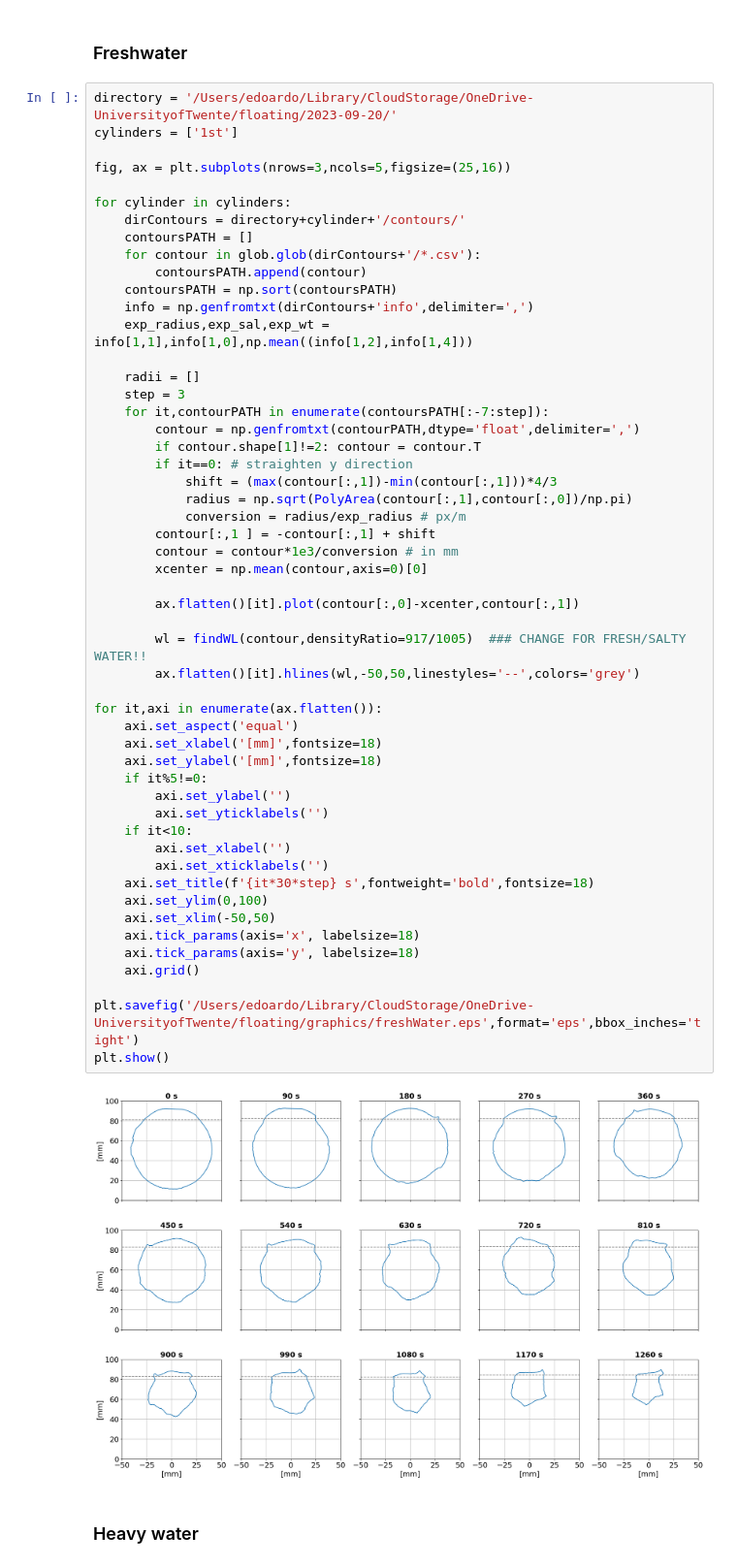
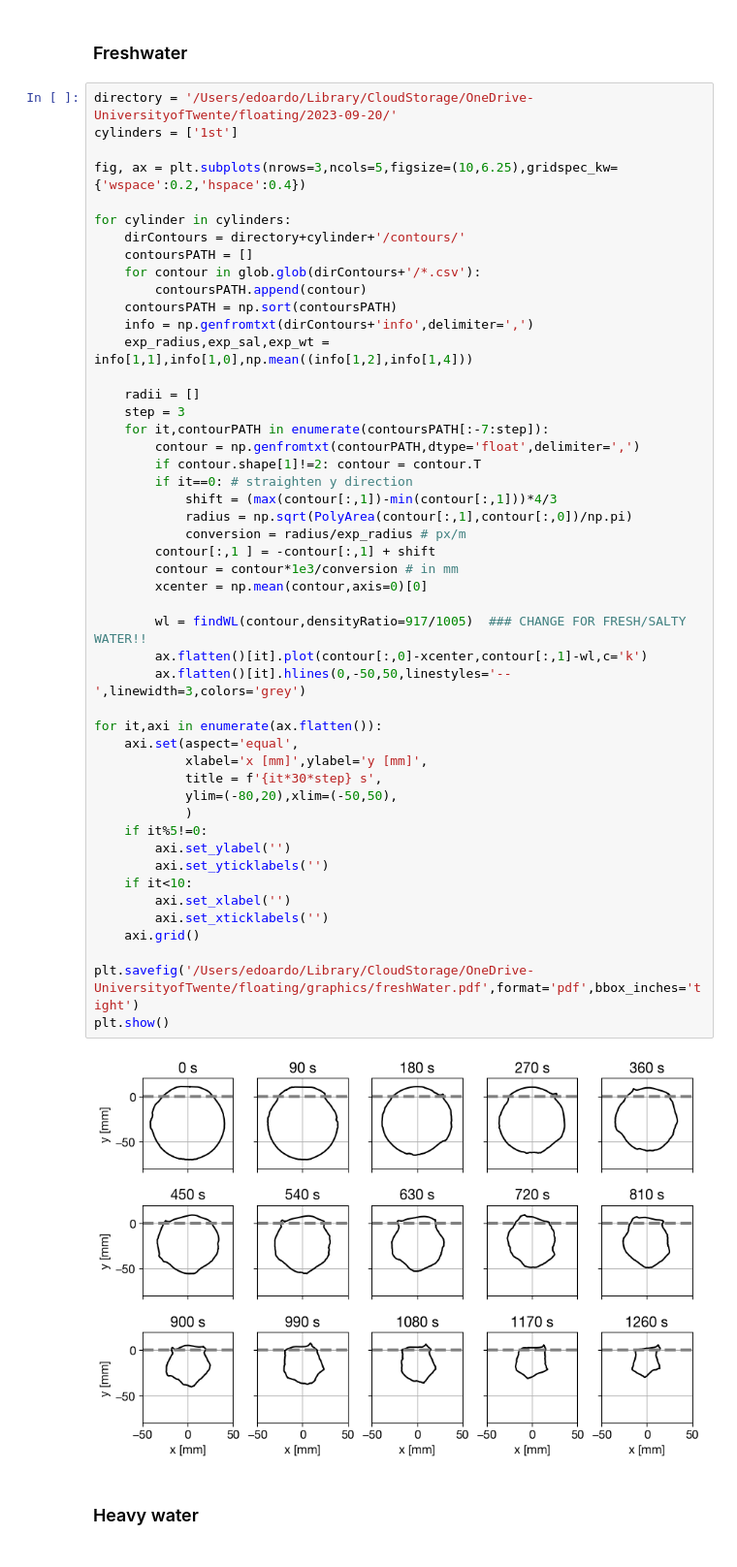
Before and after one commit to ebellincioni/floatingIce, a Jupyter notebook: 2024-05-09_heatTransfer.ipynb, the cells around one changed output. Shown at 97% size. Cells and saved outputs as stored; diff of their text form.

Commit message:
Improved graphics

```diff
--- a/2024-05-09_heatTransfer.ipynb
+++ b/2024-05-09_heatTransfer.ipynb
@@ -371,7 +364,7 @@ plt.show()
 directory = '/Users/edoardo/Library/CloudStorage/OneDrive-UniversityofTwente/floating/2023-09-20/'
 cylinders = ['1st']
 
-fig, ax = plt.subplots(nrows=3,ncols=5,figsize=(25,16))
+fig, ax = plt.subplots(nrows=3,ncols=5,figsize=(10,6.25),gridspec_kw={'wspace':0.2,'hspace':0.4})
 
 for cylinder in cylinders:
     dirContours = directory+cylinder+'/contours/'
@@ -381,46 +374,42 @@ for cylinder in cylinders:
     contoursPATH = np.sort(contoursPATH)
     info = np.genfromtxt(dirContours+'info',delimiter=',')
     exp_radius,exp_sal,exp_wt = info[1,1],info[1,0],np.mean((info[1,2],info[1,4]))
 
     radii = []
     step = 3
     for it,contourPATH in enumerate(contoursPATH[:-7:step]):
         contour = np.genfromtxt(contourPATH,dtype='float',delimiter=',')
         if contour.shape[1]!=2: contour = contour.T
         if it==0: # straighten y direction
             shift = (max(contour[:,1])-min(contour[:,1]))*4/3
             radius = np.sqrt(PolyArea(contour[:,1],contour[:,0])/np.pi)
             conversion = radius/exp_radius # px/m
         contour[:,1 ] = -contour[:,1] + shift
         contour = contour*1e3/conversion # in mm
         xcenter = np.mean(contour,axis=0)[0]
 
-        ax.flatten()[it].plot(contour[:,0]-xcenter,contour[:,1])
-
         wl = findWL(contour,densityRatio=917/1005)  ### CHANGE FOR FRESH/SALTY WATER!!
-        ax.flatten()[it].hlines(wl,-50,50,linestyles='--',colors='grey')
+        ax.flatten()[it].plot(contour[:,0]-xcenter,contour[:,1]-wl,c='k')
+        ax.flatten()[it].hlines(0,-50,50,linestyles='--',linewidth=3,colors='grey')
 
 for it,axi in enumerate(ax.flatten()):
-    axi.set_aspect('equal')
-    axi.set_xlabel('[mm]',fontsize=18)
-    axi.set_ylabel('[mm]',fontsize=18)
+    axi.set(aspect='equal',
+            xlabel='x [mm]',ylabel='y [mm]',
+            title = f'{it*30*step} s',
+            ylim=(-80,20),xlim=(-50,50),
+            )
     if it%5!=0:
         axi.set_ylabel('')
         axi.set_yticklabels('')
     if it<10:
         axi.set_xlabel('')
         axi.set_xticklabels('')
-    axi.set_title(f'{it*30*step} s',fontweight='bold',fontsize=18)
-    axi.set_ylim(0,100)
-    axi.set_xlim(-50,50)
-    axi.tick_params(axis='x', labelsize=18)
-    axi.tick_params(axis='y', labelsize=18)
     axi.grid()
 
-plt.savefig('/Users/edoardo/Library/CloudStorage/OneDrive-UniversityofTwente/floating/graphics/freshWater.eps',format='eps',bbox_inches='tight')
+plt.savefig('/Users/edoardo/Library/CloudStorage/OneDrive-UniversityofTwente/floating/graphics/freshWater.pdf',format='pdf',bbox_inches='tight')
 plt.show()
 # %% [output]
-[figure, old version]
+[figure, new version]
 # %% [markdown]
 ### Heavy water
 # %%
```
Also changed, not shown: parts of 6 cells of this notebook, 6 other files.
